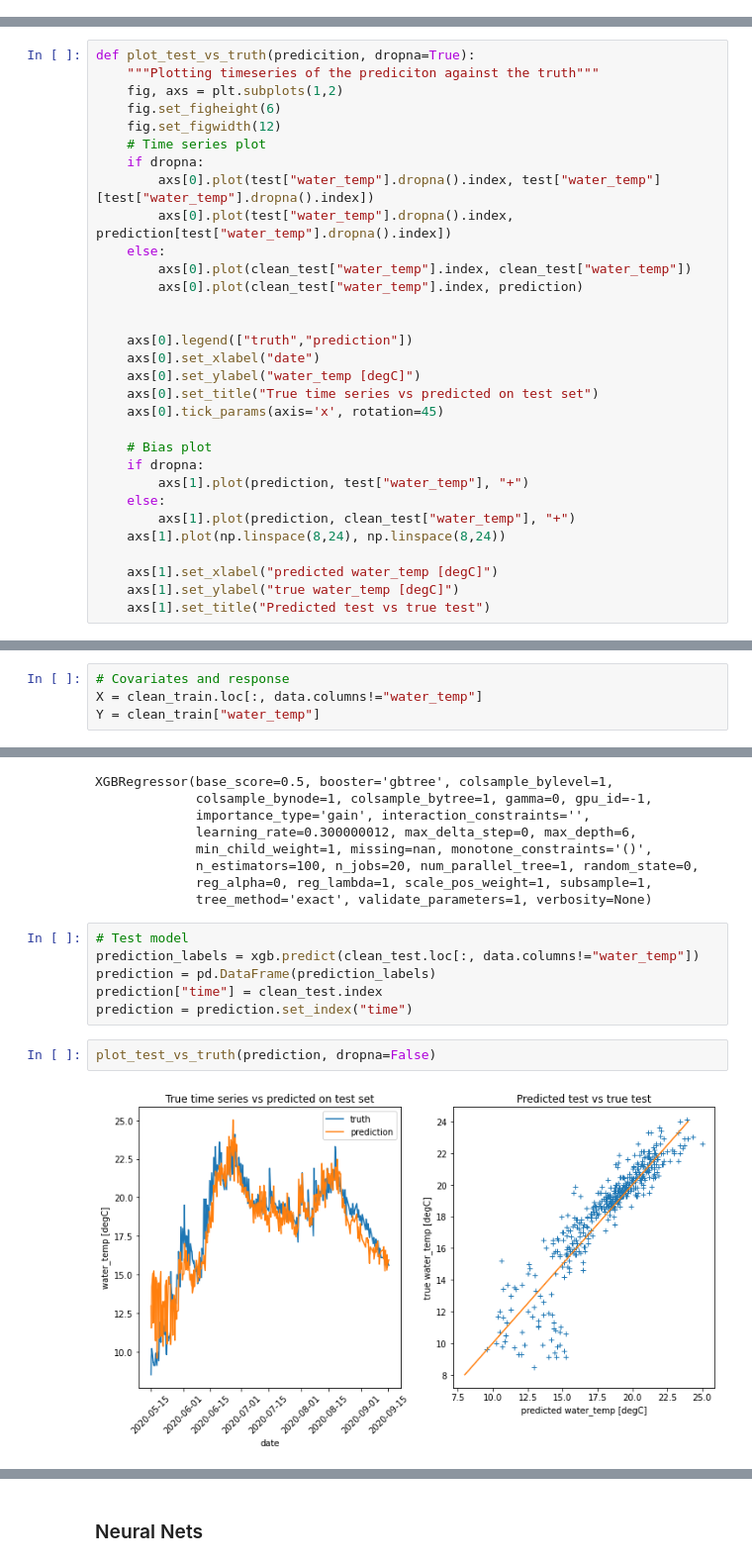
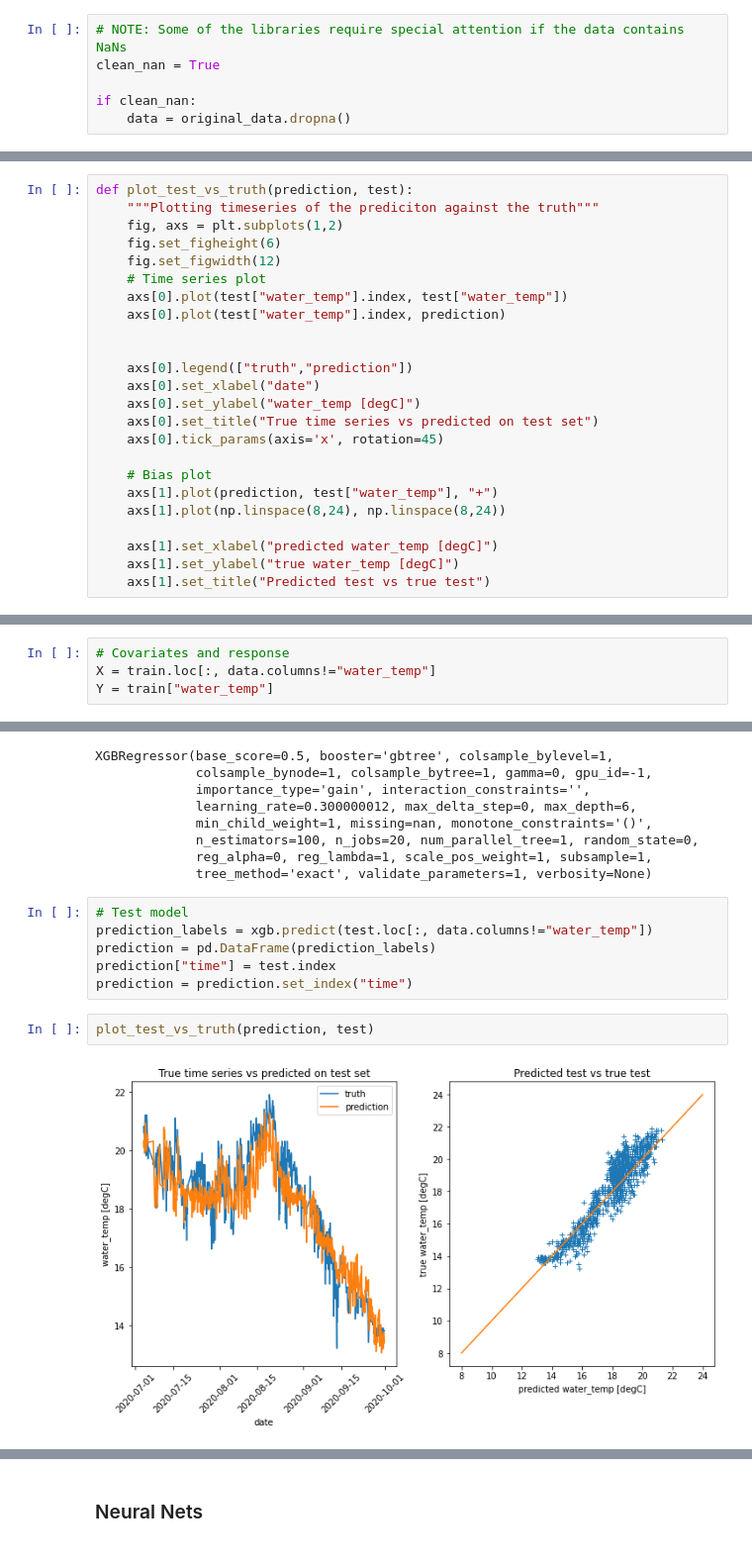
Before and after one commit to FlorianBeiser/havvarsel-data-driven-pred, a Jupyter notebook: DataAnalyser-sorenga.ipynb, the cells around one changed output, grey strips where cells are left out. Shown at 99% size. Saved outputs shown, nothing was run; the diff lists cells and outputs as text.

```diff
--- a/DataAnalyser-sorenga.ipynb
+++ b/DataAnalyser-sorenga.ipynb
@@ -62,3 +44,9 @@ if add_prev_temp:
+# %%
+# NOTE: Some of the libraries require special attention if the data contains NaNs
+clean_nan = True
+
+if clean_nan:
+    data = original_data.dropna()
 # %%
 # TEMP!!!
 # hard coded hand pick for test and train!
@@ -106,18 +94,14 @@ plot_timeseries_all_years("water_temp")
 
 Learning a data-driven predictor
 # %%
-def plot_test_vs_truth(predicition, dropna=True):
+def plot_test_vs_truth(prediction, test):
     """Plotting timeseries of the prediciton against the truth"""
     fig, axs = plt.subplots(1,2)
     fig.set_figheight(6)
     fig.set_figwidth(12)
     # Time series plot
-    if dropna:
-        axs[0].plot(test["water_temp"].dropna().index, test["water_temp"][test["water_temp"].dropna().index])
-        axs[0].plot(test["water_temp"].dropna().index, prediction[test["water_temp"].dropna().index])
-    else:
-        axs[0].plot(clean_test["water_temp"].index, clean_test["water_temp"])
-        axs[0].plot(clean_test["water_temp"].index, prediction)
+    axs[0].plot(test["water_temp"].index, test["water_temp"])
+    axs[0].plot(test["water_temp"].index, prediction)
 
 
     axs[0].legend(["truth","prediction"])
@@ -127,10 +111,7 @@ def plot_test_vs_truth(predicition, dropna=True):
     axs[0].tick_params(axis='x', rotation=45)
 
     # Bias plot
-    if dropna:
-        axs[1].plot(prediction, test["water_temp"], "+")
-    else:
-        axs[1].plot(prediction, clean_test["water_temp"], "+")
+    axs[1].plot(prediction, test["water_temp"], "+")
     axs[1].plot(np.linspace(8,24), np.linspace(8,24))
 
     axs[1].set_xlabel("predicted water_temp [degC]")
@@ -171,7 +148,7 @@ clean_test  = clean_data[start_test  : end_test ]
 # %%
 # Covariates and response
-X = clean_train.loc[:, data.columns!="water_temp"]
-Y = clean_train["water_temp"]
+X = train.loc[:, data.columns!="water_temp"]
+Y = train["water_temp"]
 # %% [markdown]
 #### Linear Regression
 # %%
@@ -293,11 +297,11 @@ XGBRegressor(base_score=0.5, booster='gbtree', colsample_bylevel=1,
              tree_method='exact', validate_parameters=1, verbosity=None)
 # %%
 # Test model
-prediction_labels = xgb.predict(clean_test.loc[:, data.columns!="water_temp"])
+prediction_labels = xgb.predict(test.loc[:, data.columns!="water_temp"])
 prediction = pd.DataFrame(prediction_labels)
-prediction["time"] = clean_test.index
+prediction["time"] = test.index
 prediction = prediction.set_index("time")
 # %%
-plot_test_vs_truth(prediction, dropna=False)
+plot_test_vs_truth(prediction, test)
 # %% [output]
-[figure, old version]
+[figure, new version]
```
Also changed, not shown: parts of 28 cells of this notebook.
